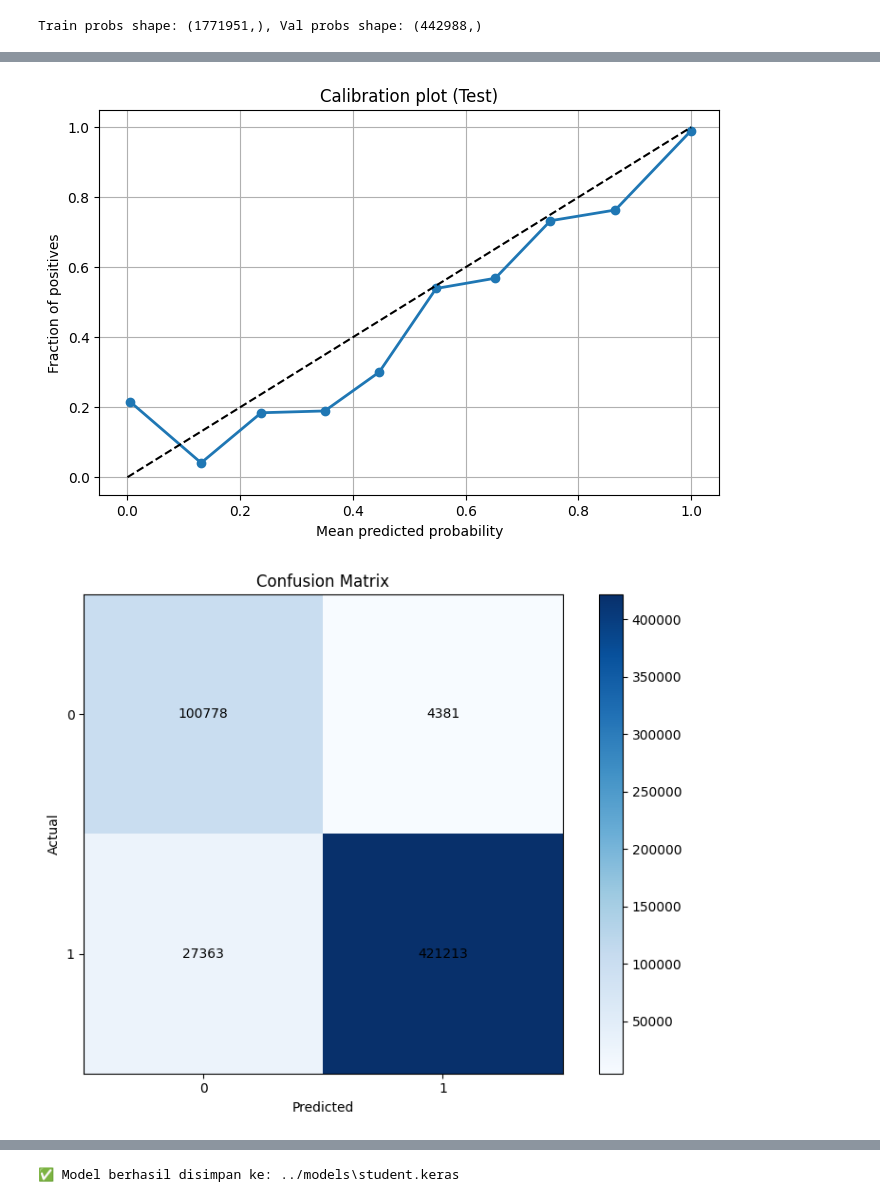
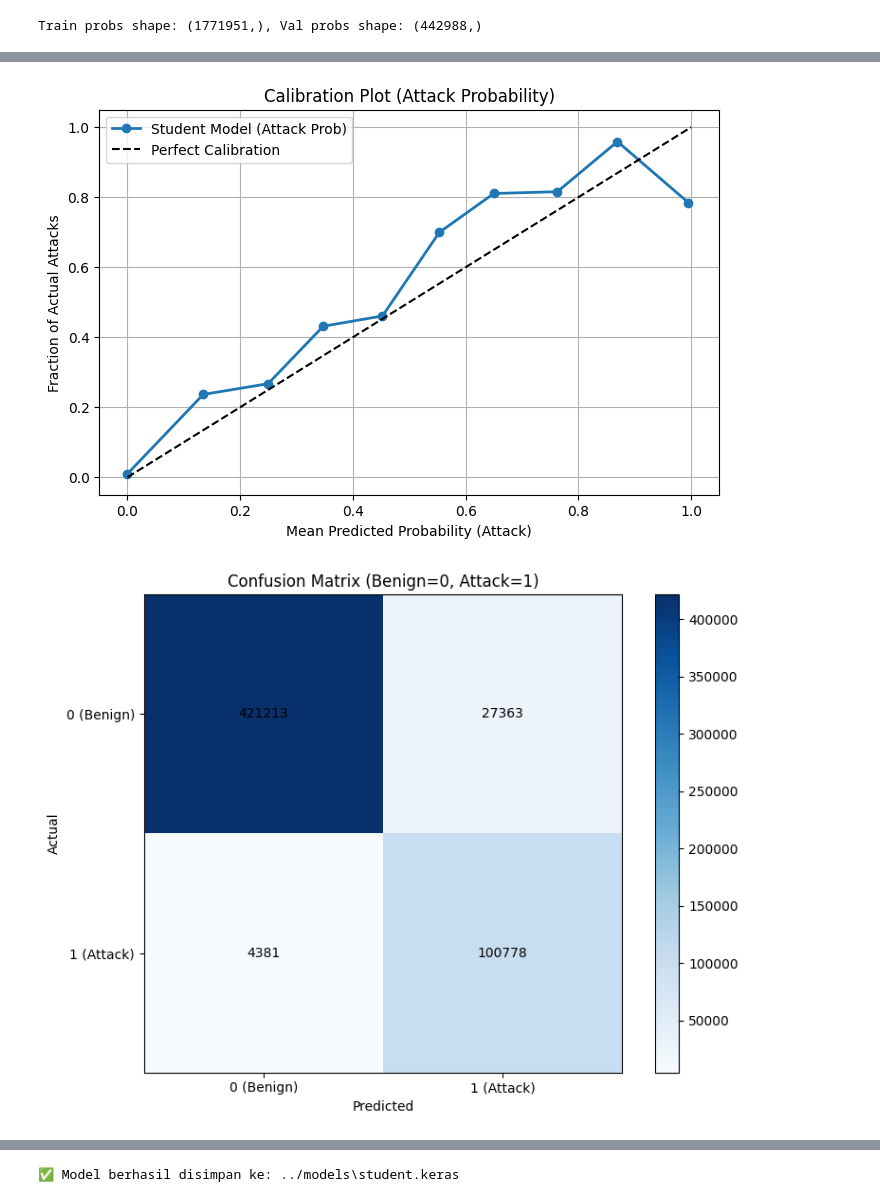
Before and after one commit to bintangpandu14/CICIDS2017---IPSML, a Jupyter notebook: notebooks/04_LightGBM-Snort(TensorFlow).ipynb, the cells around one changed output, grey strips where cells are left out. Cells and saved outputs as stored; diff of their text form; code cells hidden in the pictures.

```diff
--- a/notebooks/04_LightGBM-Snort(TensorFlow).ipynb
+++ b/notebooks/04_LightGBM-Snort(TensorFlow).ipynb
@@ -590,11 +642,24 @@ Epoch 42: early stopping
 Restoring model weights from the end of the best epoch: 32.
 ✅ Training selesai. Model disimpan ke student_best.keras
 # %%
-# === Cell 7: Evaluasi student vs teacher ===
+# === Cell 7: Evaluasi student vs teacher (SWAPPED) ===
+
+# Probabilitas student asli (masih versi lama: prob benign)
 y_student_prob = student.predict(X_test.astype("float32"), batch_size=2048).squeeze()
-y_student_pred = (y_student_prob > 0.5).astype(int)
 
-print("ROC-AUC:", roc_auc_score(y_test, y_student_prob))
-print("\nClassification Report:\n", classification_report(y_test, y_student_pred, digits=4))
-print("\nConfusion Matrix:\n", confusion_matrix(y_test, y_student_pred))
+# ===== SWAP karena skema baru =====
+# prob attack = 1 - prob benign
+y_student_prob_swapped = 1 - y_student_prob
+
+# label test juga diswap
+y_test_swapped = 1 - y_test
+
+# Prediksi final
+y_student_pred_swapped = (y_student_prob_swapped > 0.5).astype(int)
+
+print("ROC-AUC:", roc_auc_score(y_test_swapped, y_student_prob_swapped))
+print("\nClassification Report:\n",
+      classification_report(y_test_swapped, y_student_pred_swapped, digits=4))
+print("\nConfusion Matrix:\n",
+      confusion_matrix(y_test_swapped, y_student_pred_swapped))
 # %% [output]
@@ -663,54 +708,60 @@ plt.show()
 from sklearn.calibration import calibration_curve
 import matplotlib.pyplot as plt
 
-# y_test      → label asli
-# y_student_prob → probabilitas prediksi (0–1)
+# === Swap label dan probabilitas ===
+y_test_swapped = 1 - y_test
+y_prob_swapped = 1 - y_student_prob   # prob attack
 
-prob_true, prob_pred = calibration_curve(y_test, y_student_prob, n_bins=10)
+# Hitung calibration curve
+prob_true, prob_pred = calibration_curve(y_test_swapped, y_prob_swapped, n_bins=10)
 
 plt.figure(figsize=(8, 5))
-plt.plot(prob_pred, prob_true, marker='o', linewidth=2)
-plt.plot([0, 1], [0, 1], "--", color="black")
+plt.plot(prob_pred, prob_true, marker='o', linewidth=2, label="Student Model (Attack Prob)")
+plt.plot([0, 1], [0, 1], "--", color="black", label="Perfect Calibration")
 
-plt.title("Calibration plot (Test)")
-plt.xlabel("Mean predicted probability")
-plt.ylabel("Fraction of positives")
+plt.title("Calibration Plot (Attack Probability)")
+plt.xlabel("Mean Predicted Probability (Attack)")
+plt.ylabel("Fraction of Actual Attacks")
 plt.grid(True)
+plt.legend()
 plt.show()
 # %% [output]
-[figure, old version]
+[figure, new version]
 # %%
 from sklearn.metrics import confusion_matrix
 import matplotlib.pyplot as plt
 import numpy as np
 
+# === Swap label dan prediksi ===
+y_test_swapped = 1 - y_test
+y_pred_swapped = 1 - y_student_pred
+
 # Hitung confusion matrix
-cm = confusion_matrix(y_test, y_student_pred)
+cm = confusion_matrix(y_test_swapped, y_pred_swapped)
 
 plt.figure(figsize=(8, 6))
 plt.imshow(cm, interpolation='nearest', cmap='Blues')
-plt.title("Confusion Matrix")
+plt.title("Confusion Matrix (Benign=0, Attack=1)")
 plt.colorbar()
 
-classes = ["0", "1"]
+classes = ["0 (Benign)", "1 (Attack)"]
 tick_marks = np.arange(len(classes))
 plt.xticks(tick_marks, classes)
 plt.yticks(tick_marks, classes)
 
 # Tampilkan angka
-thresh = cm.max() / 2
 for i in range(cm.shape[0]):
     for j in range(cm.shape[1]):
         plt.text(j, i, format(cm[i, j], 'd'),
                  ha="center", va="center",
                  color="black")
 
 plt.ylabel("Actual")
 plt.xlabel("Predicted")
 plt.tight_layout()
 plt.show()
 # %% [output]
-[figure, old version]
+[figure, new version]
 # %%
 from sklearn.metrics import precision_recall_curve, average_precision_score
 import matplotlib.pyplot as plt
```
Also changed, not shown: parts of 16 cells of this notebook.
